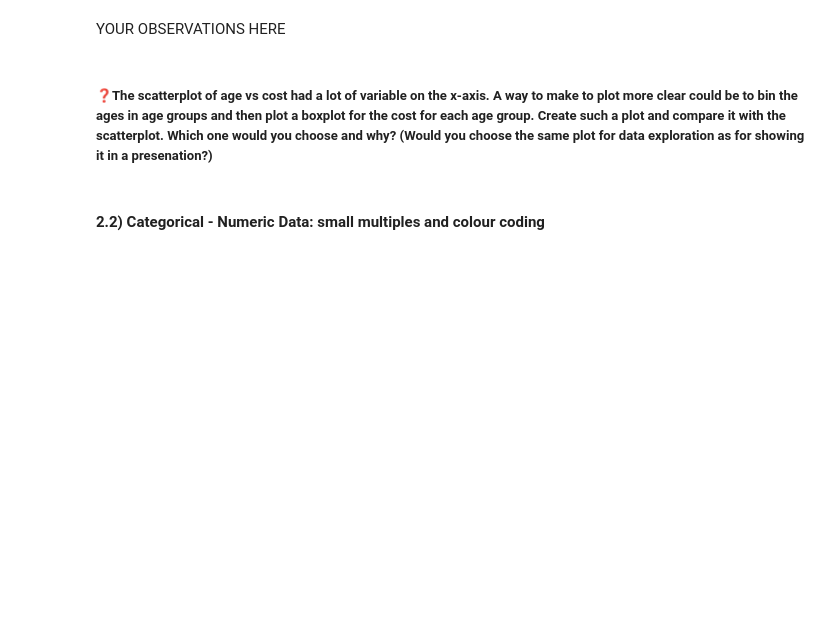
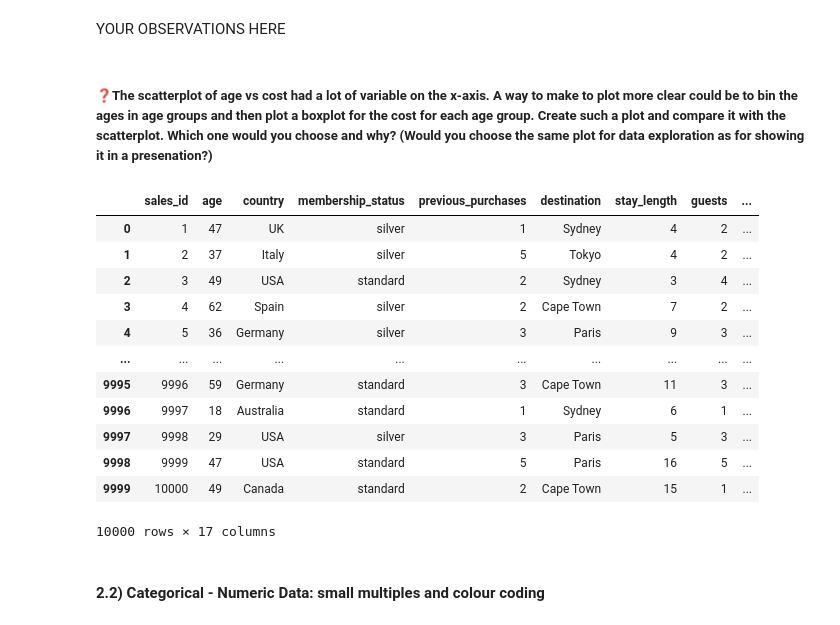
Before and after one commit to Iemand005/DAML, a Jupyter notebook: lab3/lab_3_data_visualisation.ipynb, the cells around one changed output. Saved outputs shown, nothing was run; the diff lists cells and outputs as text; code cells hidden in the pictures; blank space fills up the shorter version.

```diff
--- a/lab3/lab_3_data_visualisation.ipynb
+++ b/lab3/lab_3_data_visualisation.ipynb
@@ -397,6 +397,21 @@ YOUR OBSERVATIONS HERE
 ##### ❓The scatterplot of age vs cost had a lot of variable on the x-axis. A way to make to plot more clear could be to bin the ages in age groups and then plot a boxplot for the cost for each age group. Create such a plot and compare it with the scatterplot. Which one would you choose and why? (Would you choose the same plot for data exploration as for showing it in a presenation?)
 # %%
 travel_dataset["age_group"] = pd.cut(travel_dataset["age"],bins=[18,30,40,50,60,70,80,90])
+travel_dataset
+# %% [output]
+|  | sales_id | age | country | membership_status | previous_purchases | destination | stay_length | guests | ... |
+| 0 | 1 | 47 | UK | silver | 1 | Sydney | 4 | 2 | ... |
+| 1 | 2 | 37 | Italy | silver | 5 | Tokyo | 4 | 2 | ... |
+| 2 | 3 | 49 | USA | standard | 2 | Sydney | 3 | 4 | ... |
+| 3 | 4 | 62 | Spain | silver | 2 | Cape Town | 7 | 2 | ... |
+| 4 | 5 | 36 | Germany | silver | 3 | Paris | 9 | 3 | ... |
+| ... | ... | ... | ... | ... | ... | ... | ... | ... | ... |
+| 9995 | 9996 | 59 | Germany | standard | 3 | Cape Town | 11 | 3 | ... |
+| 9996 | 9997 | 18 | Australia | standard | 1 | Sydney | 6 | 1 | ... |
+| 9997 | 9998 | 29 | USA | silver | 3 | Paris | 5 | 3 | ... |
+| 9998 | 9999 | 47 | USA | standard | 5 | Paris | 16 | 5 | ... |
+| 9999 | 10000 | 49 | Canada | standard | 2 | Cape Town | 15 | 1 | ... |
+10000 rows × 17 columns
 # %% [markdown]
 #### 2.2) Categorical - Numeric Data: small multiples and colour coding
 # %% [markdown]
```
